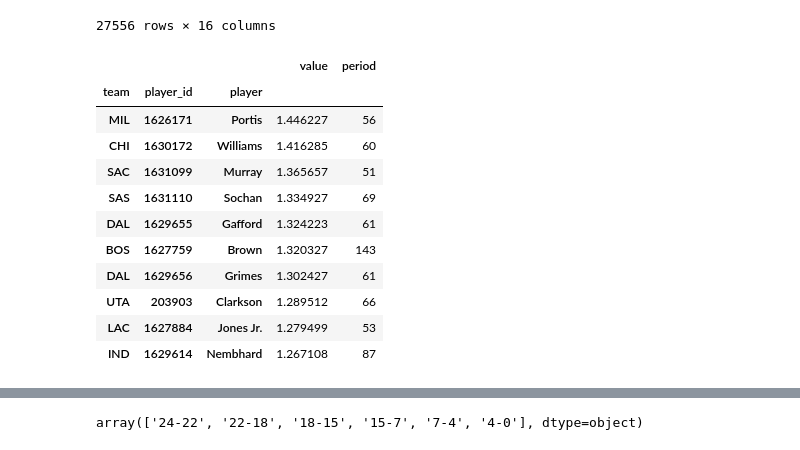
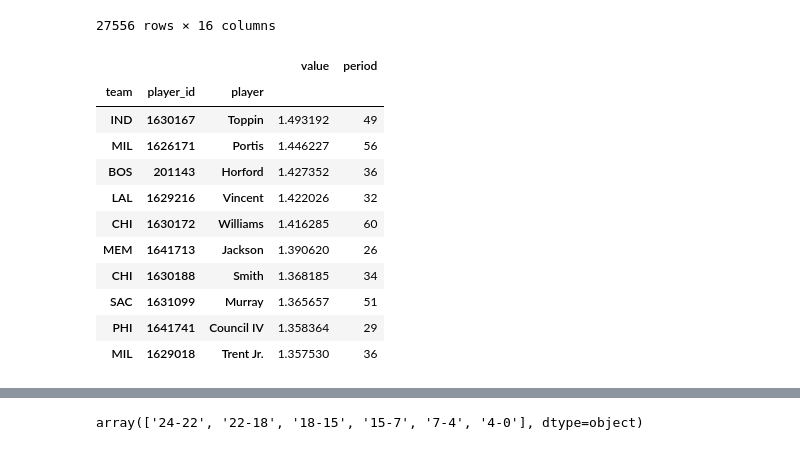
Before and after one commit to beckettsanderson/Turnover-Impact, a Jupyter notebook: get_ratings.ipynb, the cells around one changed output, grey strips where cells are left out. Drawn from its saved outputs; the diff is of its cells as text; code cells hidden in the pictures.

```diff
--- a/get_ratings.ipynb
+++ b/get_ratings.ipynb
@@ -128,17 +128,17 @@ tov_df
 # %%
 by_player = tov_df[['team', 'player_id', 'player', 'value', 'period']].groupby(by=['team', 'player_id', 'player']).agg({'value': 'mean', 'period': 'count'})
 
-by_player[by_player['period']>50].sort_values('value', ascending=False).head(10)
+by_player[by_player['period']>25].sort_values('value', ascending=False).head(10)
 # %% [output]
 |  |  |  | value | period |
 | team | player_id | player |  |  |
+| IND | 1630167 | Toppin | 1.493192 | 49 |
 | MIL | 1626171 | Portis | 1.446227 | 56 |
+| BOS | 201143 | Horford | 1.427352 | 36 |
+| LAL | 1629216 | Vincent | 1.422026 | 32 |
 | CHI | 1630172 | Williams | 1.416285 | 60 |
+| MEM | 1641713 | Jackson | 1.390620 | 26 |
+| CHI | 1630188 | Smith | 1.368185 | 34 |
 | SAC | 1631099 | Murray | 1.365657 | 51 |
-| SAS | 1631110 | Sochan | 1.334927 | 69 |
-| DAL | 1629655 | Gafford | 1.324223 | 61 |
-| BOS | 1627759 | Brown | 1.320327 | 143 |
-| DAL | 1629656 | Grimes | 1.302427 | 61 |
-| UTA | 203903 | Clarkson | 1.289512 | 66 |
-| LAC | 1627884 | Jones Jr. | 1.279499 | 53 |
-| IND | 1629614 | Nembhard | 1.267108 | 87 |
+| PHI | 1641741 | Council IV | 1.358364 | 29 |
+| MIL | 1629018 | Trent Jr. | 1.357530 | 36 |
```
Also changed, not shown: parts of 5 cells of this notebook.
